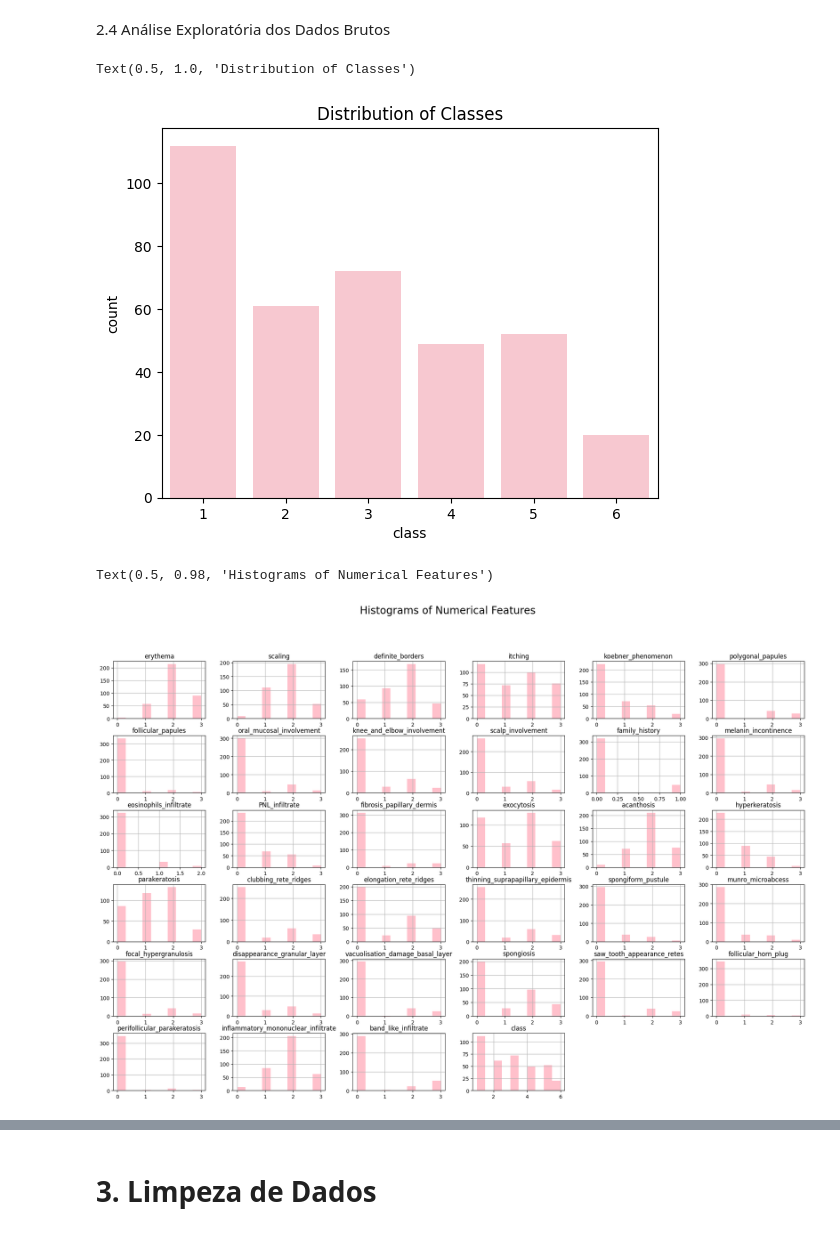
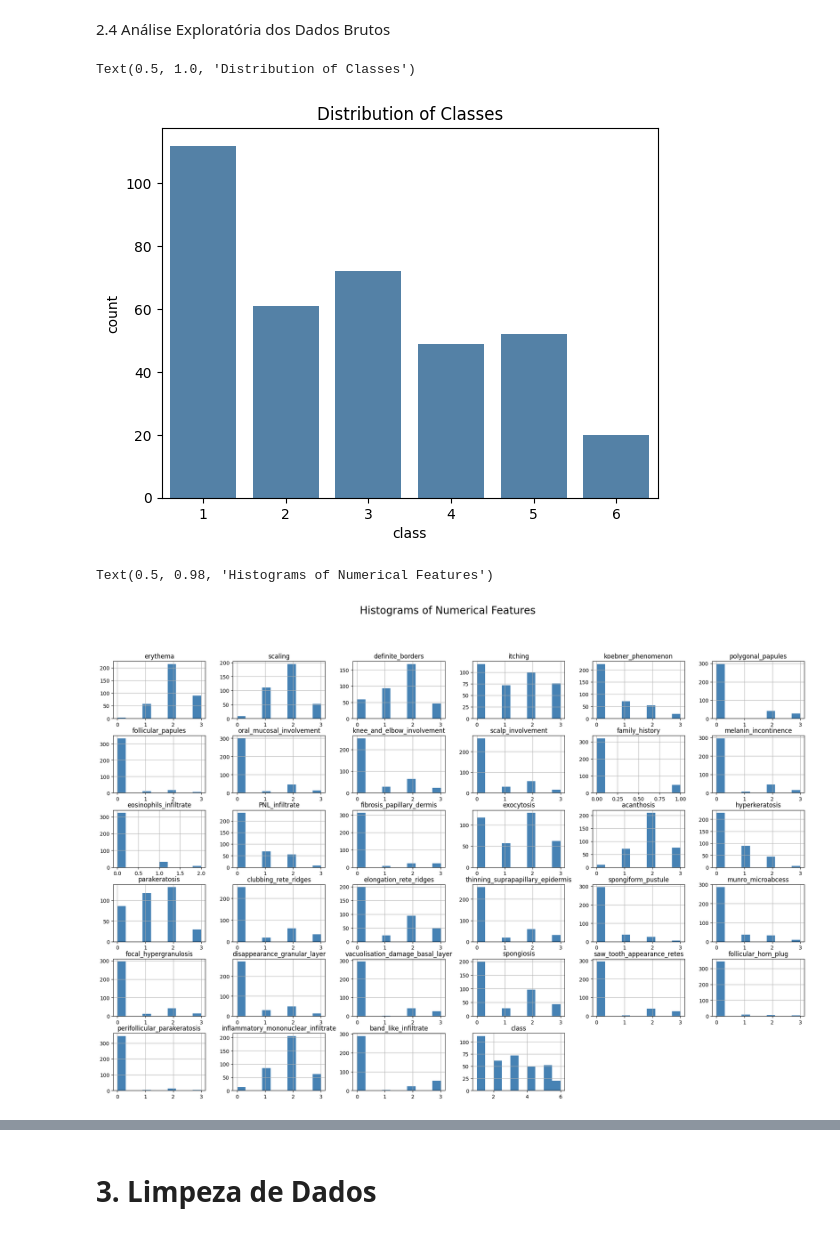
Before and after one commit to rayssacoelho/learning_ai, a Jupyter notebook: projeto_avaliacao/notebooks/projeto.ipynb, the cells around one changed output, grey strips where cells are left out. Cells and saved outputs as stored; diff of their text form; code cells hidden in the pictures.

```diff
--- a/projeto_avaliacao/notebooks/projeto.ipynb
+++ b/projeto_avaliacao/notebooks/projeto.ipynb
@@ -229,16 +229,16 @@ Obs: O arquivo temporário (temp_raw.csv) é criado porque o método wandb.Artif
 2.4 Análise Exploratória dos Dados Brutos
 # %%
 #Gráfico de barras para a distribuição das classes
-sns.countplot(x=df_raw['class'], color="pink") # mostra a distribuição das classes (doenças) no dataset usando um gráfico de barras
+sns.countplot(x=df_raw['class'], color="steelblue") # mostra a distribuição das classes (doenças) no dataset usando um gráfico de barras
 plt.title("Distribution of Classes") # título do gráfico
 # %% [output]
 Text(0.5, 1.0, 'Distribution of Classes')
-[figure, old version]
+[figure, new version]
 # %%
 #Histogramas para colunas numéricas
-df_raw.hist(figsize=(24,15), color="pink") # mostra histogramas para todas as colunas numéricas do dataframe, com um tamanho de figura grande para melhor visualização
+df_raw.hist(figsize=(24,15), color="steelblue") # mostra histogramas para todas as colunas numéricas do dataframe, com um tamanho de figura grande para melhor visualização
 plt.suptitle("Histograms of Numerical Features", fontsize=20) # título geral para os histogramas
 # %% [output]
 Text(0.5, 0.98, 'Histograms of Numerical Features')
-[figure, old version]
+[figure, new version]
 # %%
```
Also changed, not shown: parts of 3 cells of this notebook, 1 other file.
